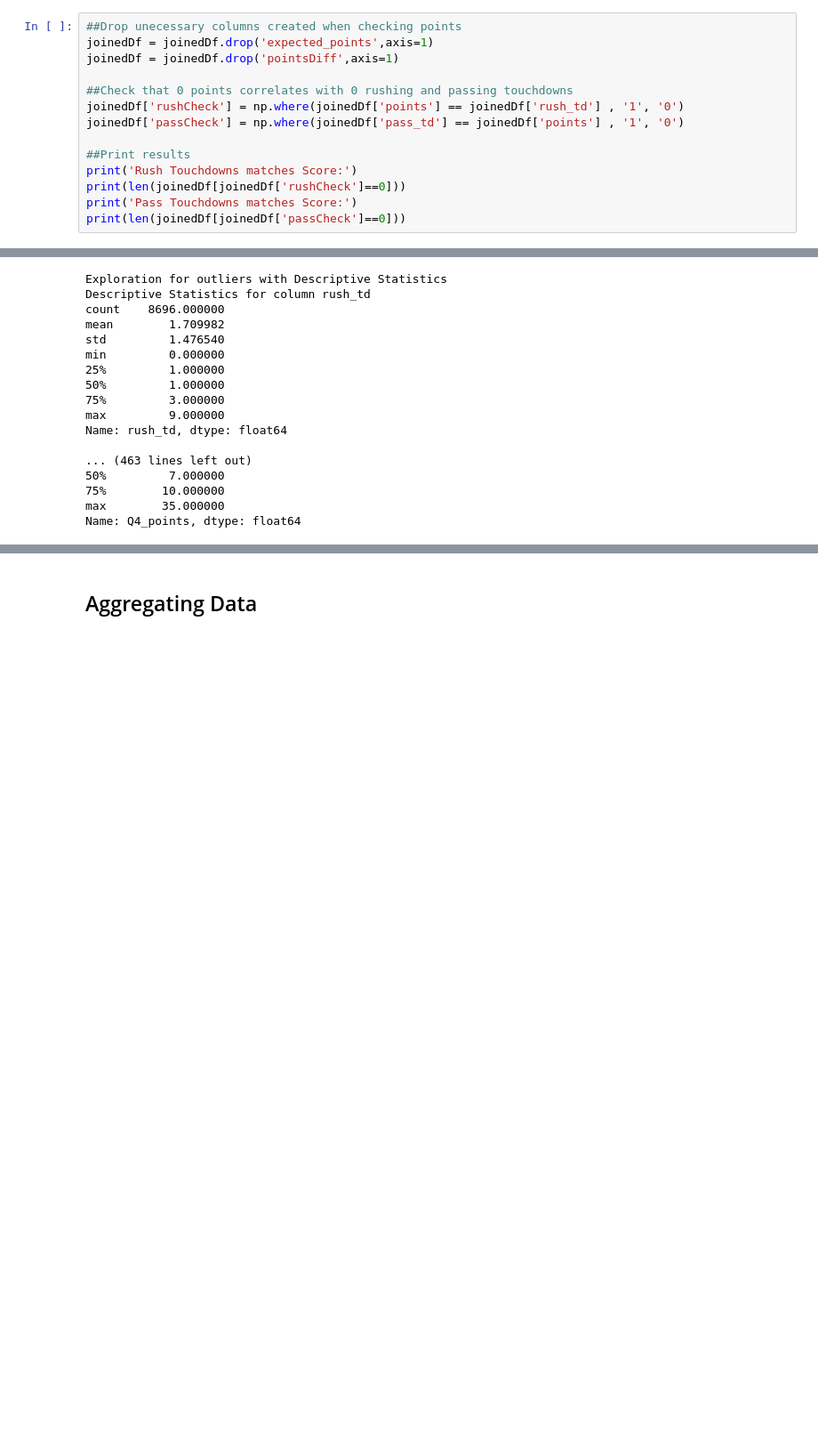
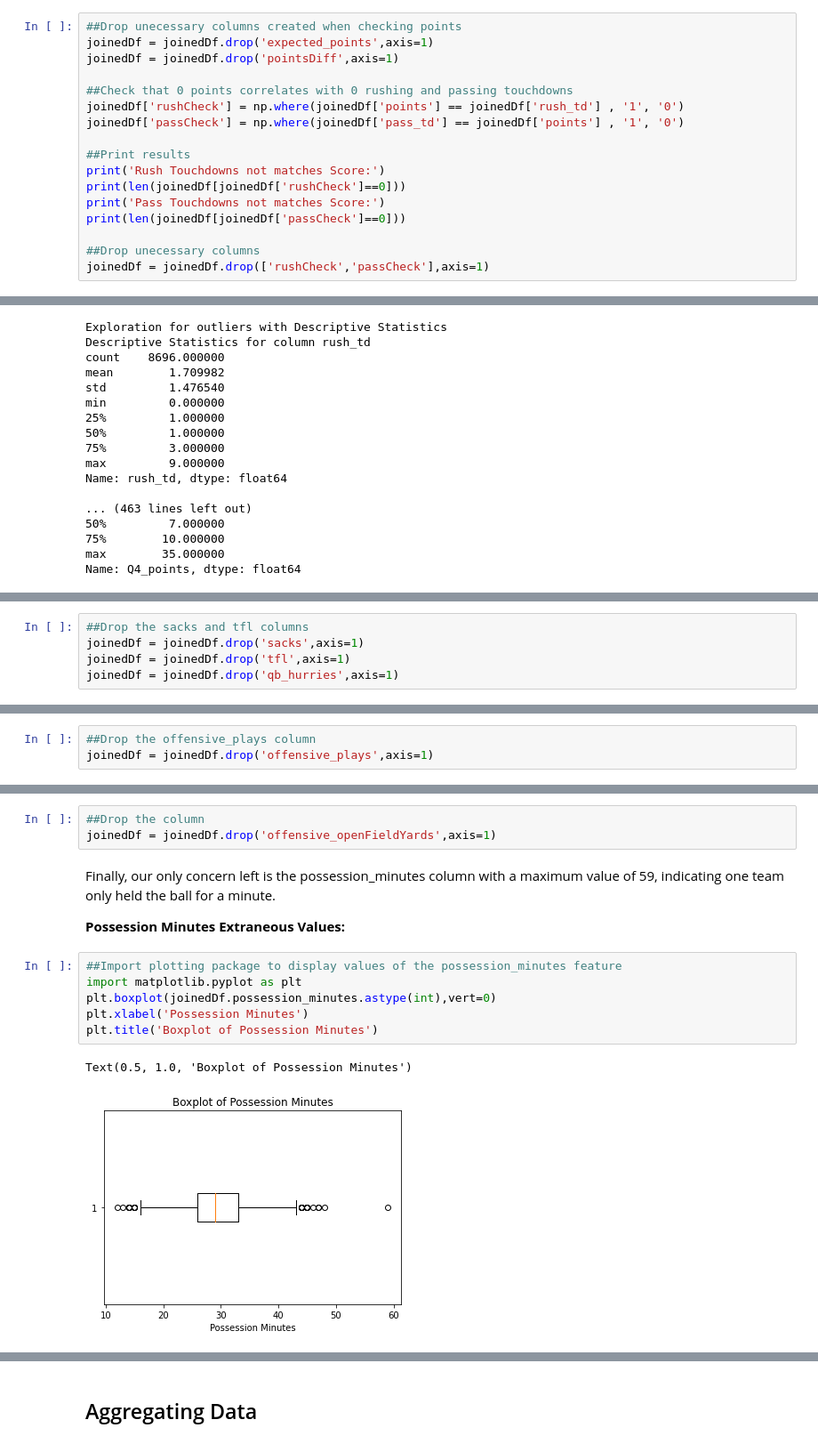
Before and after one commit to btcain4/Bayesian_College_Football, a Jupyter notebook: Data_Wrangle/data_cleaning_eda.ipynb, the cells around one changed output, grey strips where cells are left out. Shown at 89% size. Drawn from its saved outputs; the diff is of its cells as text; blank space fills up the shorter version.

Commit message:
Extraneous values removed.

```diff
--- a/Data_Wrangle/data_cleaning_eda.ipynb
+++ b/Data_Wrangle/data_cleaning_eda.ipynb
@@ -700,8 +700,11 @@ joinedDf['rushCheck'] = np.where(joinedDf['points'] == joinedDf['rush_td'] , '1'
 joinedDf['passCheck'] = np.where(joinedDf['pass_td'] == joinedDf['points'] , '1', '0')
 
 ##Print results
-print('Rush Touchdowns matches Score:')
+print('Rush Touchdowns not matches Score:')
 print(len(joinedDf[joinedDf['rushCheck']==0]))
-print('Pass Touchdowns matches Score:')
+print('Pass Touchdowns not matches Score:')
 print(len(joinedDf[joinedDf['passCheck']==0]))
+
+##Drop unecessary columns
+joinedDf = joinedDf.drop(['rushCheck','passCheck'],axis=1)
 # %% [output]
@@ -869,0 +828,5 @@ joinedDf.loc[joinedDf['gameId']==401282717,['gameSeason','school','possession_mi
+# %%
+##Drop the sacks and tfl columns
+joinedDf = joinedDf.drop('sacks',axis=1)
+joinedDf = joinedDf.drop('tfl',axis=1)
+joinedDf = joinedDf.drop('qb_hurries',axis=1)
@@ -869,0 +846,3 @@ joinedDf.loc[joinedDf['gameId']==401282717,['gameSeason','school','possession_mi
+# %%
+##Drop the offensive_plays column
+joinedDf = joinedDf.drop('offensive_plays',axis=1)
@@ -869,0 +864,16 @@ joinedDf.loc[joinedDf['gameId']==401282717,['gameSeason','school','possession_mi
+# %%
+##Drop the column
+joinedDf = joinedDf.drop('offensive_openFieldYards',axis=1)
+# %% [markdown]
+Finally, our only concern left is the possession_minutes column with a maximum value of 59, indicating one team only held the ball for a minute.
+
+<b>Possession Minutes Extraneous Values:</b>
+# %%
+##Import plotting package to display values of the possession_minutes feature
+import matplotlib.pyplot as plt
+plt.boxplot(joinedDf.possession_minutes.astype(int),vert=0)
+plt.xlabel('Possession Minutes')
+plt.title('Boxplot of Possession Minutes')
+# %% [output]
+Text(0.5, 1.0, 'Boxplot of Possession Minutes')
+[figure, added]
```
Also changed, not shown: parts of 19 cells of this notebook.
